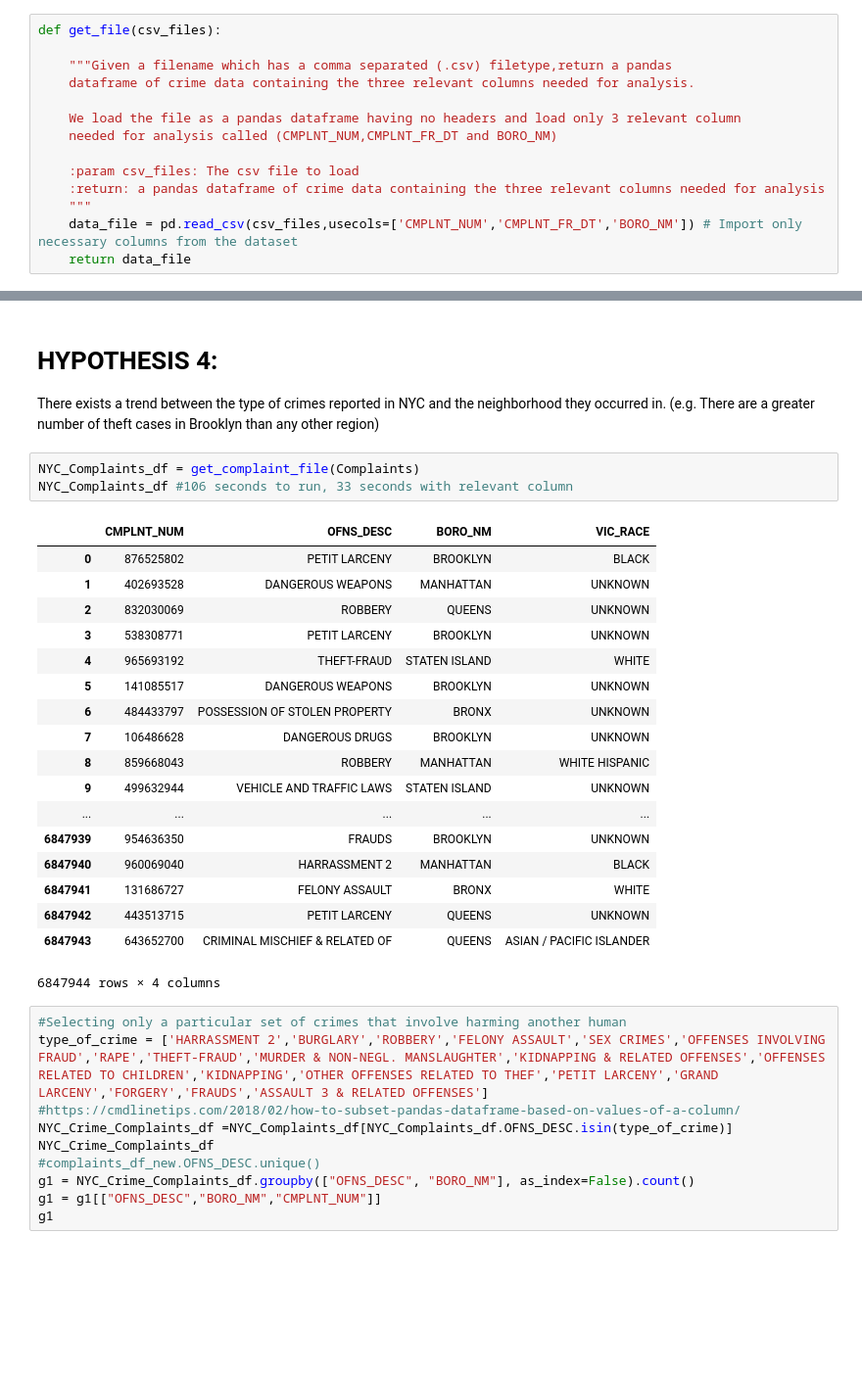
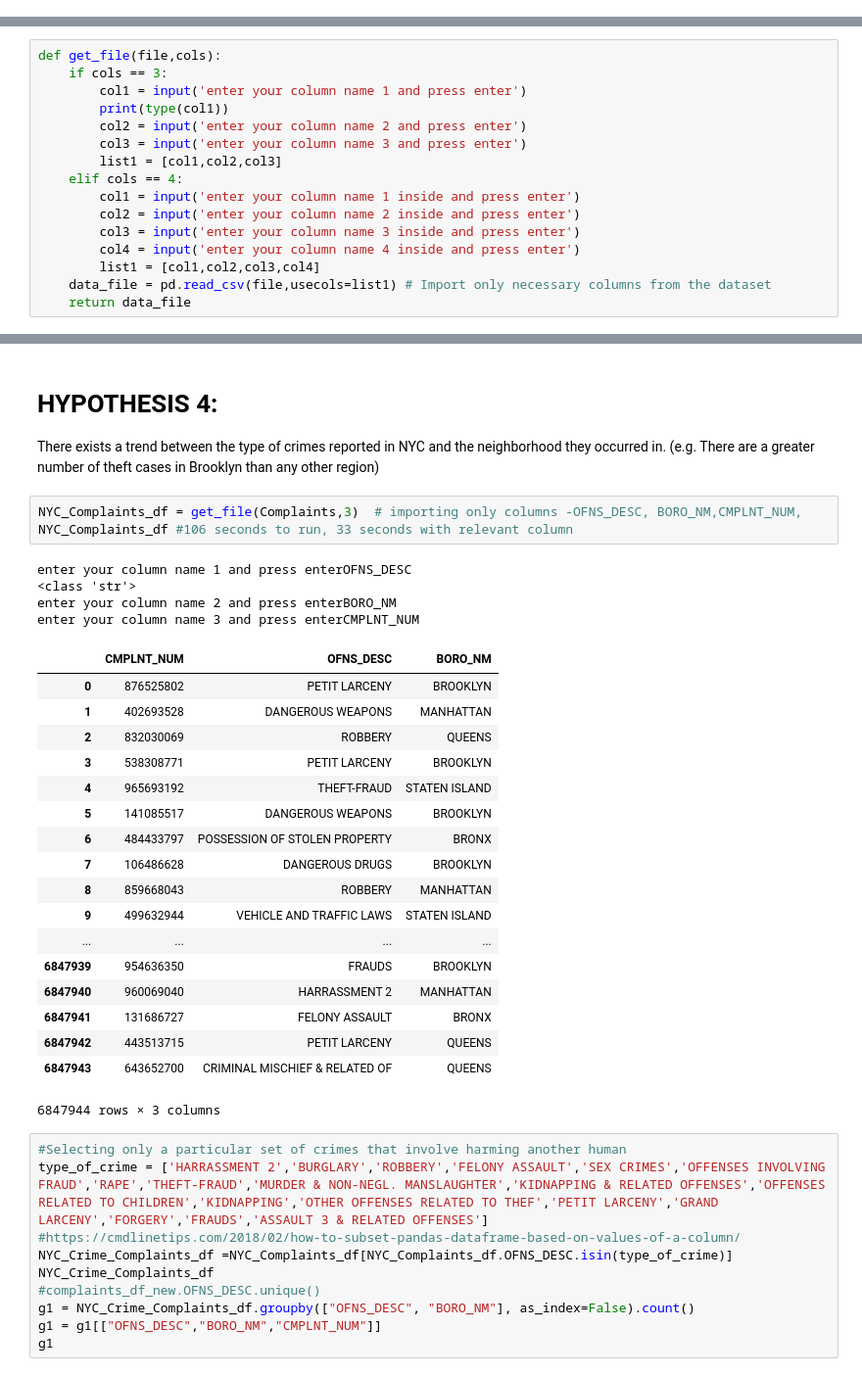
Before and after one commit to rahulrohri/PR_FP_RahulMegha, a Jupyter notebook: Final Project PR_v10.ipynb, the cells around one changed output, grey strips where cells are left out. Shown at 98% size. Cells and saved outputs as stored; diff of their text form; blank space fills up the shorter version.

```diff
--- a/Final Project PR_v10.ipynb
+++ b/Final Project PR_v10.ipynb
@@ -37,17 +37,3 @@ NYPD_Arrests = my_dir + 'NYPD_Arrests_Data__Historic_.csv' # Loading NYPD Arrest
 Complaints = my_dir +  'NYPD_Complaint_Data_Historic.csv' # Loading NYPD Complaints Data file
 EMS_incident = my_dir +  'EMS_Incident_Dispatch_Data.csv' # Loading EMS incident dispatch Data file
 NYC_Population = my_dir +  'New_York_City_Population_By_Neighborhood_Tabulation_Areas.csv' # Loading NYC Population Data file
-# %%
-def get_file(csv_files):
-
-    """Given a filename which has a comma separated (.csv) filetype,return a pandas
-    dataframe of crime data containing the three relevant columns needed for analysis.
-
-    We load the file as a pandas dataframe having no headers and load only 3 relevant column
-    needed for analysis called (CMPLNT_NUM,CMPLNT_FR_DT and BORO_NM)
-
-    :param csv_files: The csv file to load
-    :return: a pandas dataframe of crime data containing the three relevant columns needed for analysis
-    """
-    data_file = pd.read_csv(csv_files,usecols=['CMPLNT_NUM','CMPLNT_FR_DT','BORO_NM']) # Import only necessary columns from the dataset
-    return data_file
@@ -98,0 +40,16 @@ NYC_Complaint_Data
+# %%
+def get_file(file,cols):
+    if cols == 3:
+        col1 = input('enter your column name 1 and press enter')
+        print(type(col1))
+        col2 = input('enter your column name 2 and press enter')
+        col3 = input('enter your column name 3 and press enter')
+        list1 = [col1,col2,col3]
+    elif cols == 4:
+        col1 = input('enter your column name 1 inside and press enter')
+        col2 = input('enter your column name 2 inside and press enter')
+        col3 = input('enter your column name 3 inside and press enter')
+        col4 = input('enter your column name 4 inside and press enter')
+        list1 = [col1,col2,col3,col4]
+    data_file = pd.read_csv(file,usecols=list1) # Import only necessary columns from the dataset
+    return data_file
@@ -699,27 +688,31 @@ plt.show()
 
 There exists a trend between the type of crimes reported in NYC and the neighborhood they occurred in. (e.g. There are a greater number of theft cases in Brooklyn than any other region)
 # %%
-NYC_Complaints_df = get_complaint_file(Complaints)
+NYC_Complaints_df = get_file(Complaints,3)  # importing only columns -OFNS_DESC, BORO_NM,CMPLNT_NUM,
 NYC_Complaints_df #106 seconds to run, 33 seconds with relevant column
 # %% [output]
+enter your column name 1 and press enterOFNS_DESC
+<class 'str'>
+enter your column name 2 and press enterBORO_NM
+enter your column name 3 and press enterCMPLNT_NUM
-|  | CMPLNT_NUM | OFNS_DESC | BORO_NM | VIC_RACE |
-| 0 | 876525802 | PETIT LARCENY | BROOKLYN | BLACK |
-| 1 | 402693528 | DANGEROUS WEAPONS | MANHATTAN | UNKNOWN |
-| 2 | 832030069 | ROBBERY | QUEENS | UNKNOWN |
-| 3 | 538308771 | PETIT LARCENY | BROOKLYN | UNKNOWN |
-| 4 | 965693192 | THEFT-FRAUD | STATEN ISLAND | WHITE |
-| 5 | 141085517 | DANGEROUS WEAPONS | BROOKLYN | UNKNOWN |
-| 6 | 484433797 | POSSESSION OF STOLEN PROPERTY | BRONX | UNKNOWN |
-| 7 | 106486628 | DANGEROUS DRUGS | BROOKLYN | UNKNOWN |
-| 8 | 859668043 | ROBBERY | MANHATTAN | WHITE HISPANIC |
-| 9 | 499632944 | VEHICLE AND TRAFFIC LAWS | STATEN ISLAND | UNKNOWN |
-| ... | ... | ... | ... | ... |
-| 6847939 | 954636350 | FRAUDS | BROOKLYN | UNKNOWN |
-| 6847940 | 960069040 | HARRASSMENT 2 | MANHATTAN | BLACK |
-| 6847941 | 131686727 | FELONY ASSAULT | BRONX | WHITE |
-| 6847942 | 443513715 | PETIT LARCENY | QUEENS | UNKNOWN |
-| 6847943 | 643652700 | CRIMINAL MISCHIEF & RELATED OF | QUEENS | ASIAN / PACIFIC ISLANDER |
+|  | CMPLNT_NUM | OFNS_DESC | BORO_NM |
+| 0 | 876525802 | PETIT LARCENY | BROOKLYN |
+| 1 | 402693528 | DANGEROUS WEAPONS | MANHATTAN |
+| 2 | 832030069 | ROBBERY | QUEENS |
+| 3 | 538308771 | PETIT LARCENY | BROOKLYN |
+| 4 | 965693192 | THEFT-FRAUD | STATEN ISLAND |
+| 5 | 141085517 | DANGEROUS WEAPONS | BROOKLYN |
+| 6 | 484433797 | POSSESSION OF STOLEN PROPERTY | BRONX |
+| 7 | 106486628 | DANGEROUS DRUGS | BROOKLYN |
+| 8 | 859668043 | ROBBERY | MANHATTAN |
+| 9 | 499632944 | VEHICLE AND TRAFFIC LAWS | STATEN ISLAND |
+| ... | ... | ... | ... |
+| 6847939 | 954636350 | FRAUDS | BROOKLYN |
+| 6847940 | 960069040 | HARRASSMENT 2 | MANHATTAN |
+| 6847941 | 131686727 | FELONY ASSAULT | BRONX |
+| 6847942 | 443513715 | PETIT LARCENY | QUEENS |
+| 6847943 | 643652700 | CRIMINAL MISCHIEF & RELATED OF | QUEENS |
-6847944 rows × 4 columns
+6847944 rows × 3 columns
 # %%
 #Selecting only a particular set of crimes that involve harming another human
 type_of_crime = ['HARRASSMENT 2','BURGLARY','ROBBERY','FELONY ASSAULT','SEX CRIMES','OFFENSES INVOLVING FRAUD','RAPE','THEFT-FRAUD','MURDER & NON-NEGL. MANSLAUGHTER','KIDNAPPING & RELATED OFFENSES','OFFENSES RELATED TO CHILDREN','KIDNAPPING','OTHER OFFENSES RELATED TO THEF','PETIT LARCENY','GRAND LARCENY','FORGERY','FRAUDS','ASSAULT 3 & RELATED OFFENSES']
```
Also changed, not shown: parts of 21 cells of this notebook.
